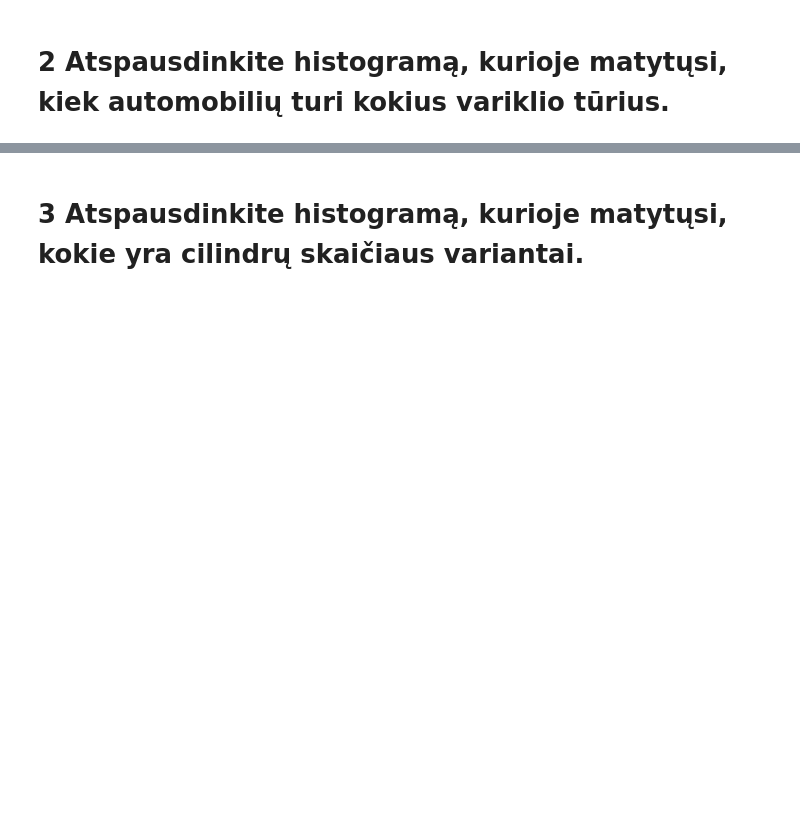
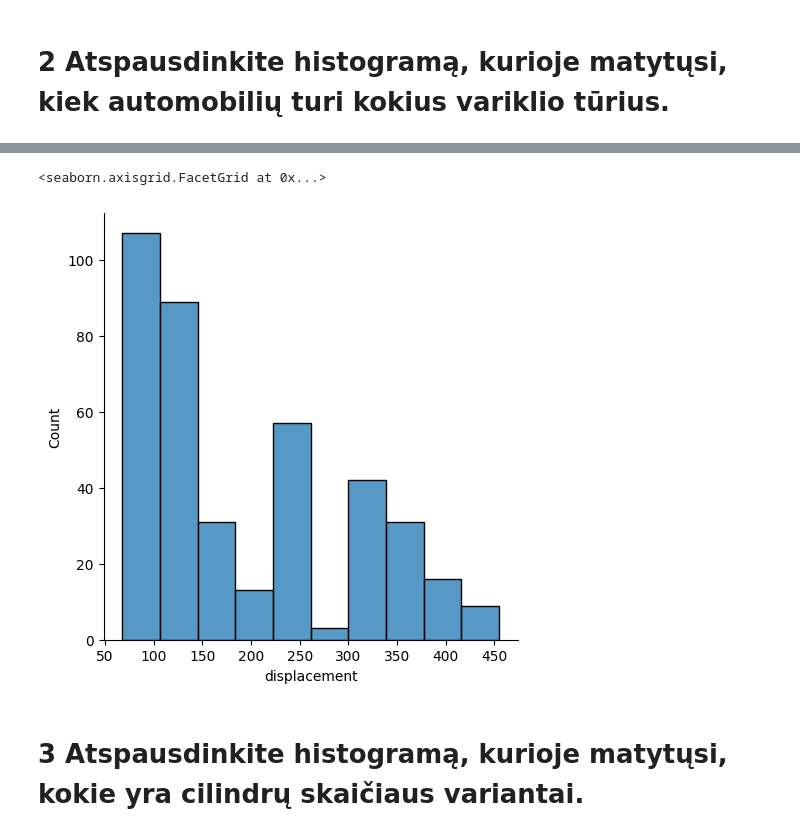
Before and after one commit to KasparasMik/PTU1, a Jupyter notebook: Tasks/seaborn/seaborn_uzduotys.ipynb, the cells around one changed output, grey strips where cells are left out. Saved outputs shown, nothing was run; the diff lists cells and outputs as text; code cells hidden in the pictures; blank space fills up the shorter version.

Commit message:
seaborn task done

```diff
--- a/Tasks/seaborn/seaborn_uzduotys.ipynb
+++ b/Tasks/seaborn/seaborn_uzduotys.ipynb
@@ -40,2 +45,7 @@ Error:
+# %%
+sns.displot(mpg['displacement'], kde=False)
+# %% [output]
+<seaborn.axisgrid.FacetGrid at 0x...>
+[figure, added]
 # %% [markdown]
 # 3 Atspausdinkite histogramą, kurioje matytųsi, kokie yra cilindrų skaičiaus variantai.
```
Also changed, not shown: parts of 30 cells of this notebook.
